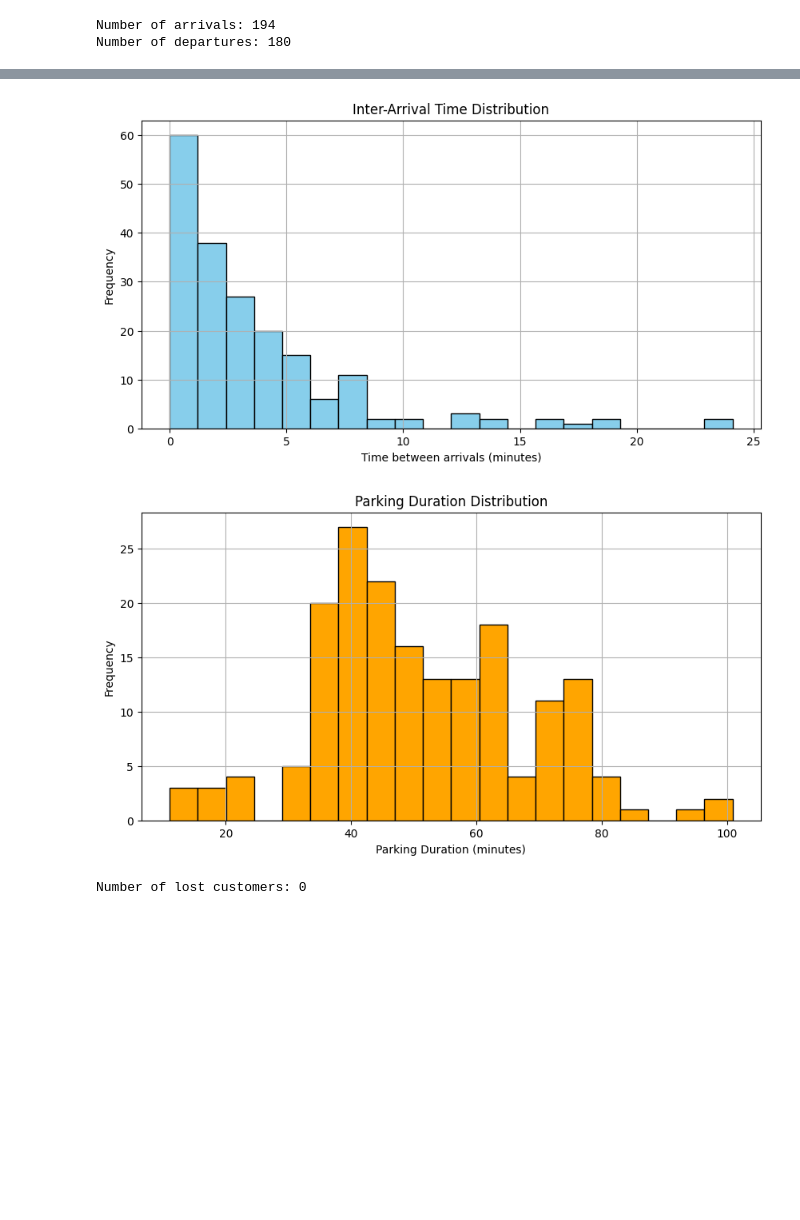
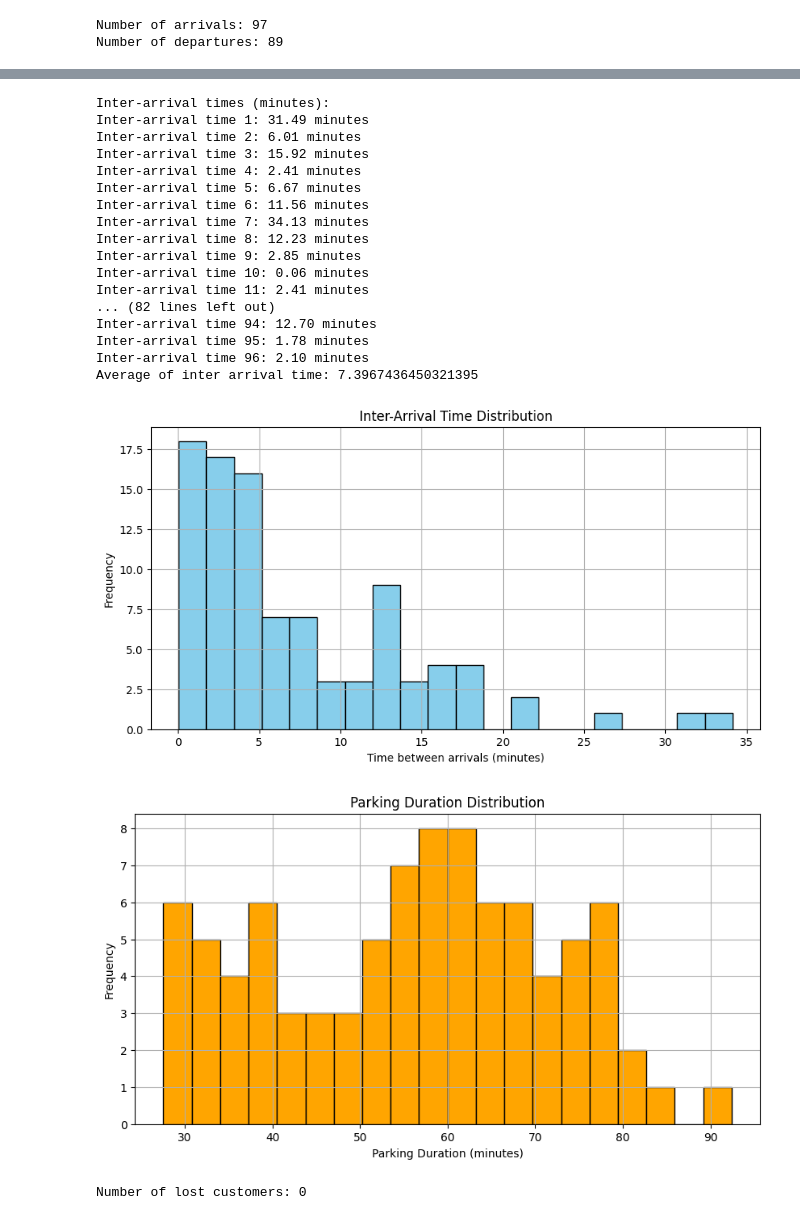
Before and after one commit to PrashantChaudhary632/Final_year_project, a Jupyter notebook: simulation.ipynb, the cells around one changed output, grey strips where cells are left out. Cells and saved outputs as stored; diff of their text form; code cells hidden in the pictures; blank space fills up the shorter version.

Commit message:
Printed the inter arrival time of each vehicle and also found the average inter arrival time

```diff
--- a/simulation.ipynb
+++ b/simulation.ipynb
@@ -5,7 +5,7 @@ import matplotlib.pyplot as plt
 
 # Parameters
 PARKING_SPACES = 100          # Number of parking spaces in the lot
-ARRIVAL_RATE = 18 / 60         # Average rate of car arrivals per minute
+ARRIVAL_RATE = 10 / 60         # Average rate of car arrivals per minute
 SIMULATION_TIME = 12 * 60      # Simulating for 24 hours (in minutes)
 PARKING_DURATION_MEAN = 59    # Average time a car spends parked (in minutes)
 
@@ -51,6 +51,8 @@ env.run(until=SIMULATION_TIME)
 print(f"Number of arrivals: {len(arrival_times)}")
 print(f"Number of departures: {len(departure_times)}")
 
+
+
 # Plotting the number of cars in the parking lot over time
 times, occupancy = zip(*parking_lot_occupancy)
 plt.figure(figsize=(10, 5))
@@ -63,6 +65,17 @@ plt.show()
 
 # Plot inter-arrival times histogram
 inter_arrival_times = [arrival_times[i] - arrival_times[i-1] for i in range(1, len(arrival_times))]
+print("Inter-arrival times (minutes):")
+
+# Print the inter arrival time between the cars and average inter arrival time
+count=0;sum=0
+for i, time in enumerate(inter_arrival_times, start=1):
+    print(f"Inter-arrival time {i}: {time:.2f} minutes")
+    count=count+1
+    sum = sum+time
+avg=sum/count
+print("Average of inter arrival time:",avg)
+
 plt.figure(figsize=(10, 5))
 plt.hist(inter_arrival_times, bins=20, color='skyblue', edgecolor='black')
 plt.title('Inter-Arrival Time Distribution')
@@ -89,5 +102,5 @@ plt.show()
 # Print the number of lost customers
 print(f'Number of lost customers: {lost_customers}')
 # %% [output]
-Number of arrivals: 194
-Number of departures: 180
+Number of arrivals: 97
+Number of departures: 89
@@ -95,3 +108,20 @@ Number of departures: 180
+Inter-arrival times (minutes):
+Inter-arrival time 1: 31.49 minutes
+Inter-arrival time 2: 6.01 minutes
+Inter-arrival time 3: 15.92 minutes
+Inter-arrival time 4: 2.41 minutes
+Inter-arrival time 5: 6.67 minutes
+Inter-arrival time 6: 11.56 minutes
+Inter-arrival time 7: 34.13 minutes
+Inter-arrival time 8: 12.23 minutes
+Inter-arrival time 9: 2.85 minutes
+Inter-arrival time 10: 0.06 minutes
+Inter-arrival time 11: 2.41 minutes
+... (82 lines left out)
+Inter-arrival time 94: 12.70 minutes
+Inter-arrival time 95: 1.78 minutes
+Inter-arrival time 96: 2.10 minutes
+Average of inter arrival time: 7.3967436450321395
-[figure, old version]
+[figure, new version]
-[figure, old version]
+[figure, new version]
-Number of lost customers: 0
+Number of lost customers: 0
```
Also changed, not shown: parts of 1 cell of this notebook.
